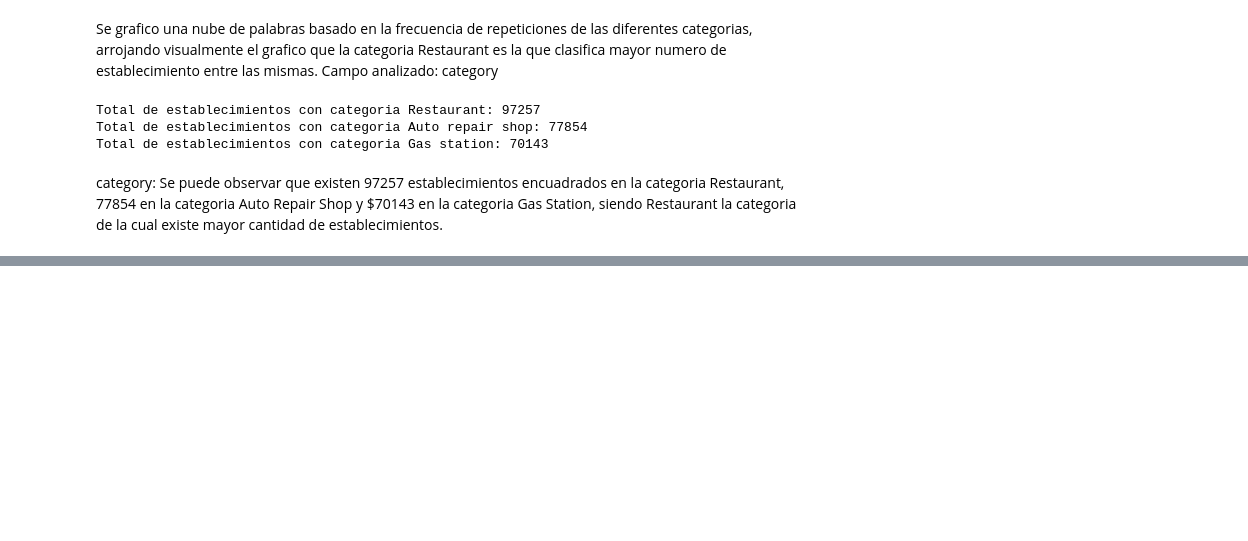
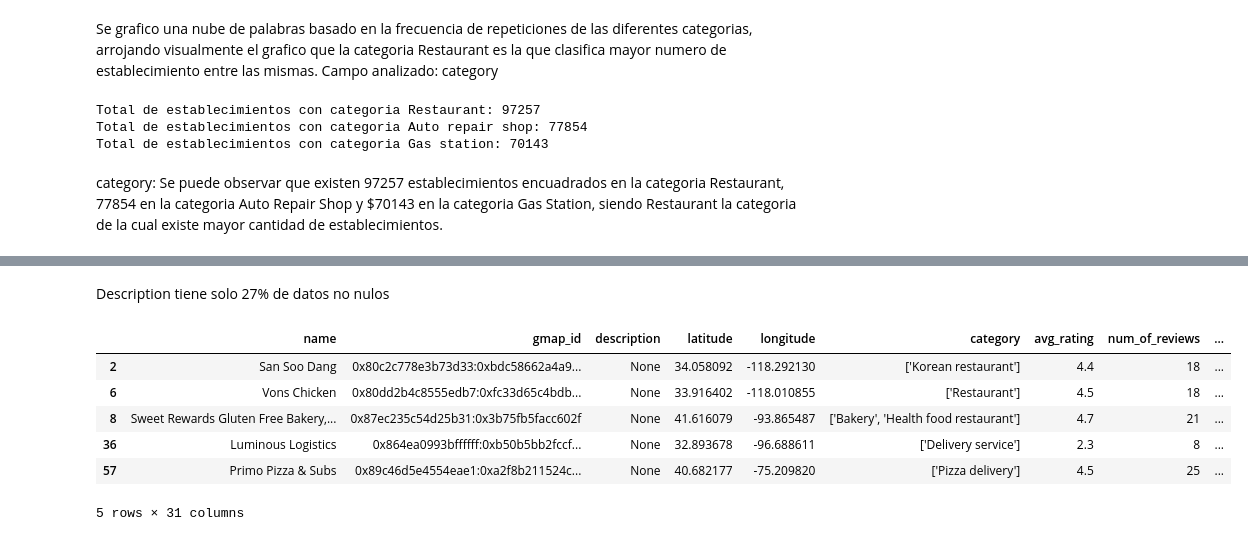
Before and after one commit to MDPizzio/PF_Yelp-Maps_DS-04pt, a Jupyter notebook: PRE-EDA/PRE-EDA_metadata_google.ipynb, the cells around one changed output, grey strips where cells are left out. Drawn from its saved outputs; the diff is of its cells as text; code cells hidden in the pictures; blank space fills up the shorter version.

Commit message:
Creacion carpeta ETL - ETL metadata google maps

```diff
--- a/PRE-EDA/PRE-EDA_metadata_google.ipynb
+++ b/PRE-EDA/PRE-EDA_metadata_google.ipynb
@@ -427,0 +623,13 @@ category: Se puede observar que existen 97257 establecimientos encuadrados en la
+# %% [markdown]
+Description tiene solo 27% de datos no nulos
+# %%
+df = pd.read_parquet('C:/Users/eduen/Desktop/PF_Yelp-Maps_DS-04pt/metadata_google_maps.parquet')
+df.head()
+# %% [output]
+|  | name | gmap_id | description | latitude | longitude | category | avg_rating | num_of_reviews | ... |
+| 2 | San Soo Dang | 0x80c2c778e3b73d33:0xbdc58662a4a9... | None | 34.058092 | -118.292130 | ['Korean restaurant'] | 4.4 | 18 | ... |
+| 6 | Vons Chicken | 0x80dd2b4c8555edb7:0xfc33d65c4bdb... | None | 33.916402 | -118.010855 | ['Restaurant'] | 4.5 | 18 | ... |
+| 8 | Sweet Rewards Gluten Free Bakery,... | 0x87ec235c54d25b31:0x3b75fb5facc602f | None | 41.616079 | -93.865487 | ['Bakery', 'Health food restaurant'] | 4.7 | 21 | ... |
+| 36 | Luminous Logistics | 0x864ea0993bffffff:0xb50b5bb2fccf... | None | 32.893678 | -96.688611 | ['Delivery service'] | 2.3 | 8 | ... |
+| 57 | Primo Pizza & Subs | 0x89c46d5e4554eae1:0xa2f8b211524c... | None | 40.682177 | -75.209820 | ['Pizza delivery'] | 4.5 | 25 | ... |
+5 rows × 31 columns
```
Also changed, not shown: parts of 21 cells of this notebook, 2 other files.
